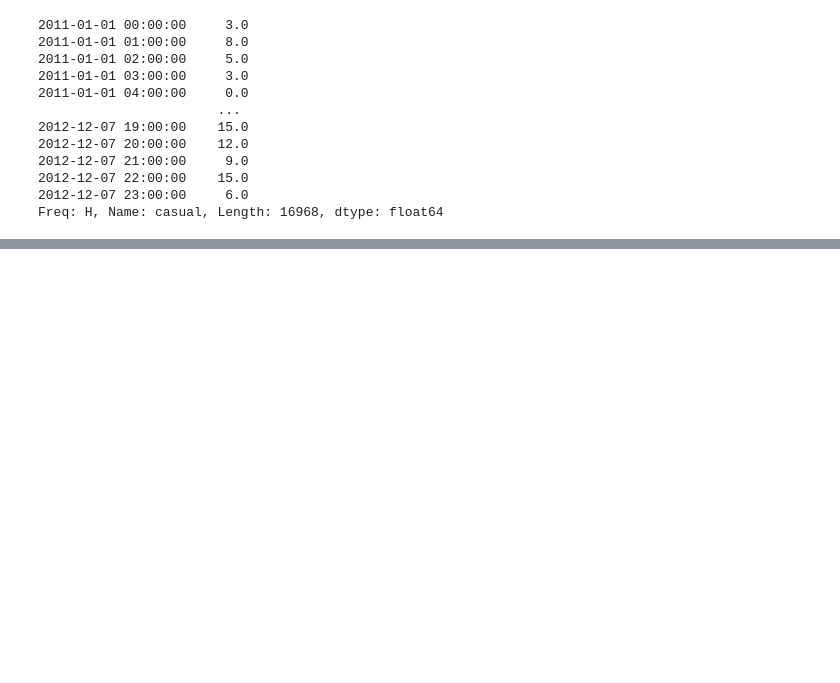
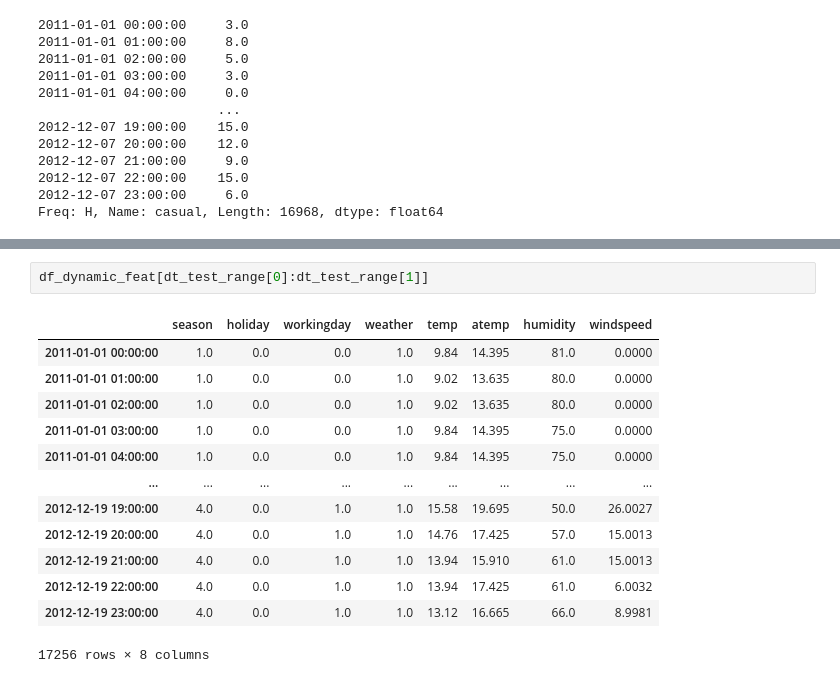
Before and after one commit to saravanankrishnarajan/SageMaker, a Jupyter notebook: DeepAR/BikeRental/deepar_biketrain_data_preparation_dynamic_feat.ipynb, the cells around one changed output, grey strips where cells are left out. Drawn from its saved outputs; the diff is of its cells as text; blank space fills up the shorter version.

```diff
--- a/DeepAR/BikeRental/deepar_biketrain_data_preparation_dynamic_feat.ipynb
+++ b/DeepAR/BikeRental/deepar_biketrain_data_preparation_dynamic_feat.ipynb
@@ -534,0 +539,16 @@ Freq: H, Name: casual, Length: 16968, dtype: float64
+# %%
+df_dynamic_feat[dt_test_range[0]:dt_test_range[1]]
+# %% [output]
+|  | season | holiday | workingday | weather | temp | atemp | humidity | windspeed |
+| 2011-01-01 00:00:00 | 1.0 | 0.0 | 0.0 | 1.0 | 9.84 | 14.395 | 81.0 | 0.0000 |
+| 2011-01-01 01:00:00 | 1.0 | 0.0 | 0.0 | 1.0 | 9.02 | 13.635 | 80.0 | 0.0000 |
+| 2011-01-01 02:00:00 | 1.0 | 0.0 | 0.0 | 1.0 | 9.02 | 13.635 | 80.0 | 0.0000 |
+| 2011-01-01 03:00:00 | 1.0 | 0.0 | 0.0 | 1.0 | 9.84 | 14.395 | 75.0 | 0.0000 |
+| 2011-01-01 04:00:00 | 1.0 | 0.0 | 0.0 | 1.0 | 9.84 | 14.395 | 75.0 | 0.0000 |
+| ... | ... | ... | ... | ... | ... | ... | ... | ... |
+| 2012-12-19 19:00:00 | 4.0 | 0.0 | 1.0 | 1.0 | 15.58 | 19.695 | 50.0 | 26.0027 |
+| 2012-12-19 20:00:00 | 4.0 | 0.0 | 1.0 | 1.0 | 14.76 | 17.425 | 57.0 | 15.0013 |
+| 2012-12-19 21:00:00 | 4.0 | 0.0 | 1.0 | 1.0 | 13.94 | 15.910 | 61.0 | 15.0013 |
+| 2012-12-19 22:00:00 | 4.0 | 0.0 | 1.0 | 1.0 | 13.94 | 17.425 | 61.0 | 6.0032 |
+| 2012-12-19 23:00:00 | 4.0 | 0.0 | 1.0 | 1.0 | 13.12 | 16.665 | 66.0 | 8.9981 |
+17256 rows × 8 columns
```
Also changed, not shown: parts of 13 cells of this notebook, 3 other files.
